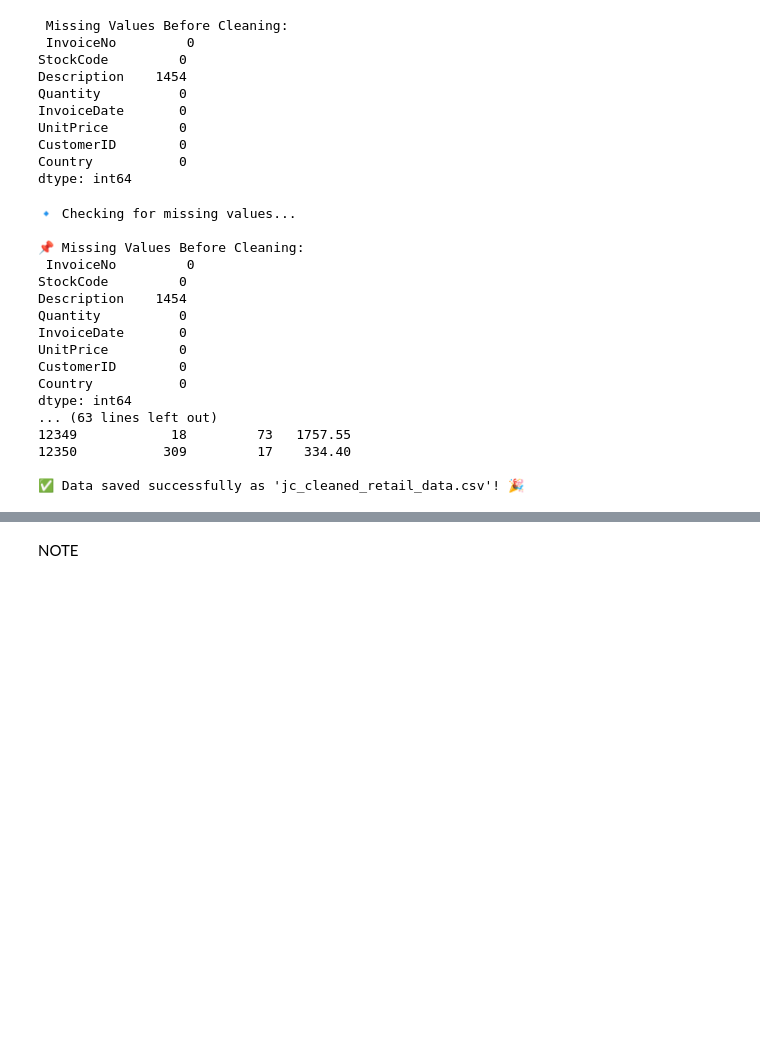
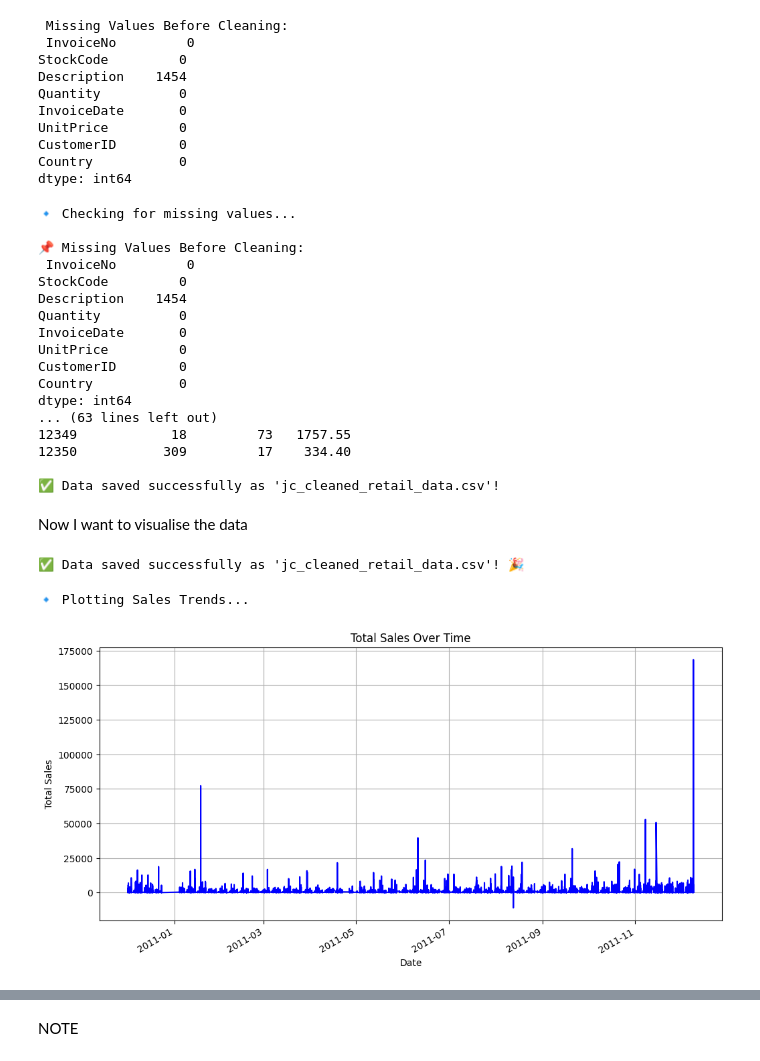
Before and after one commit to juliancolling/OnlineRetailSalesJC, a Jupyter notebook: jupyter_notebooks/Notebook_Template.ipynb, the cells around one changed output, grey strips where cells are left out. Saved outputs shown, nothing was run; the diff lists cells and outputs as text; code cells hidden in the pictures; blank space fills up the shorter version.

Commit message:
Added a couple of Visuisaltion Graphs

```diff
--- a/jupyter_notebooks/Notebook_Template.ipynb
+++ b/jupyter_notebooks/Notebook_Template.ipynb
@@ -166,7 +170,7 @@ print("\n📌 Sample RFM Data:\n", jc_rfm.head())
 output_file = "jc_cleaned_retail_data.csv"
 jc_df.to_csv(output_file, index=False)
 
-print(f"\n✅ Data saved successfully as '{output_file}'! 🎉")
+print(f"\n✅ Data saved successfully as '{output_file}'! ")
 # %% [output]
 🔹 Checking for missing values...
 
@@ -184,4 +188,26 @@ dtype: int64
 12349            18         73   1757.55
 12350           309         17    334.40
 
-✅ Data saved successfully as 'jc_cleaned_retail_data.csv'! 🎉
+✅ Data saved successfully as 'jc_cleaned_retail_data.csv'!
+# %% [markdown]
+Now I want to visualise the data
+# %%
+output_file = "jc_cleaned_retail_data.csv"
+jc_df.to_csv(output_file, index=False)
+
+print(f"\n✅ Data saved successfully as '{output_file}'! 🎉")
+# %% [output]
+✅ Data saved successfully as 'jc_cleaned_retail_data.csv'! 🎉
+# %%
+print("\n🔹 Plotting Sales Trends...")
+
+plt.figure(figsize=(12, 6))
+jc_df.groupby("InvoiceDate")["TotalAmount"].sum().plot(kind="line", color="blue")
+plt.title("Total Sales Over Time")
+plt.xlabel("Date")
+plt.ylabel("Total Sales")
+plt.grid()
+plt.show()
+# %% [output]
+🔹 Plotting Sales Trends...
+[figure, added]
```
Also changed, not shown: parts of 4 cells of this notebook, 1 other file.
